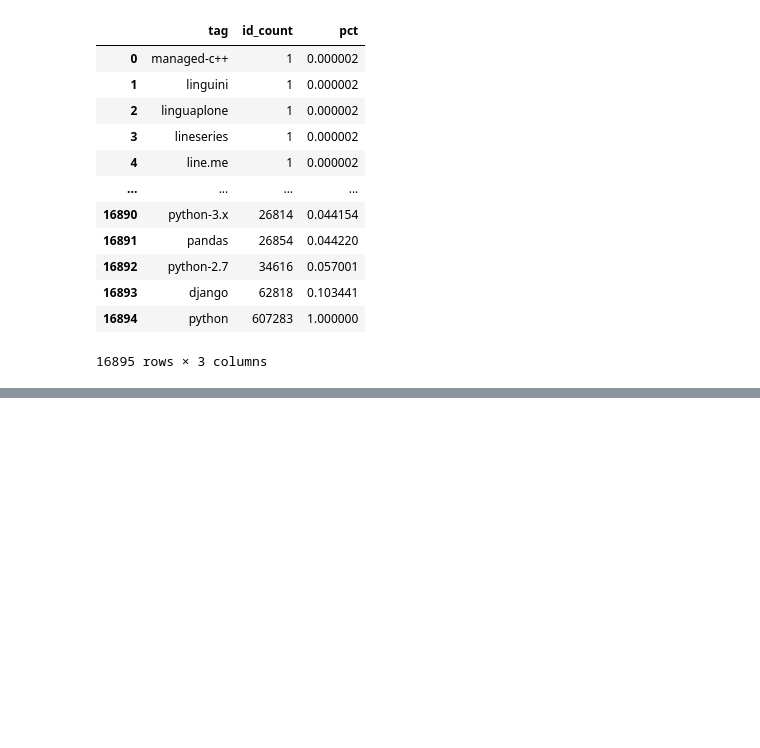
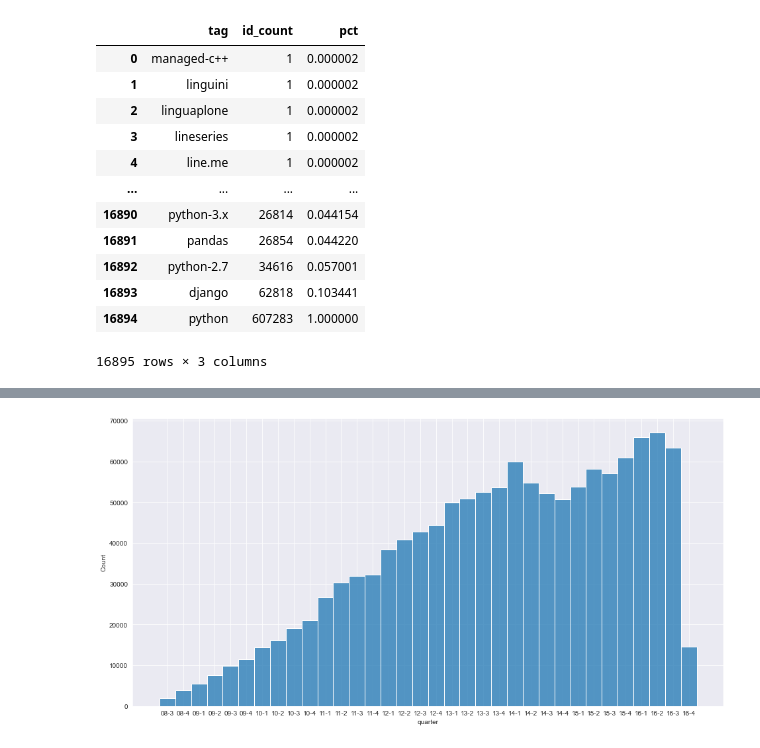
Before and after one commit to willcd/module5-project, a Jupyter notebook: code/eda_notebook.ipynb, the cells around one changed output, grey strips where cells are left out. Drawn from its saved outputs; the diff is of its cells as text; code cells hidden in the pictures; blank space fills up the shorter version.

```diff
--- a/code/eda_notebook.ipynb
+++ b/code/eda_notebook.ipynb
@@ -447,0 +487,9 @@ idtag_df
+# %%
+qbig = pd.read_csv('../zippedData/archive/Questions.csv', encoding='latin1')
+tbig = pd.read_csv('../zippedData/archive/Tags.csv', encoding='latin1')
+# %%
+qbig['CreationDate'] = pd.to_datetime(qbig['CreationDate'], infer_datetime_format=True)
+# %%
+qbig['quarter'] = [x.quarter for x in qbig['CreationDate']]
+qbig['year'] = [x.year for x in qbig['CreationDate']]
+qbig['quarter'] = qbig['year'].apply(str).apply(lambda x: x[-2:]) + '-' + qbig['quarter'].apply(str)
@@ -447,0 +512,5 @@ idtag_df
+# %%
+fig, ax = plt.subplots(figsize=(16,8))
+sns.histplot(qbig['quarter'], discrete=True);
+# %% [output]
+[figure, added]
```
Also changed, not shown: parts of 22 cells of this notebook.
